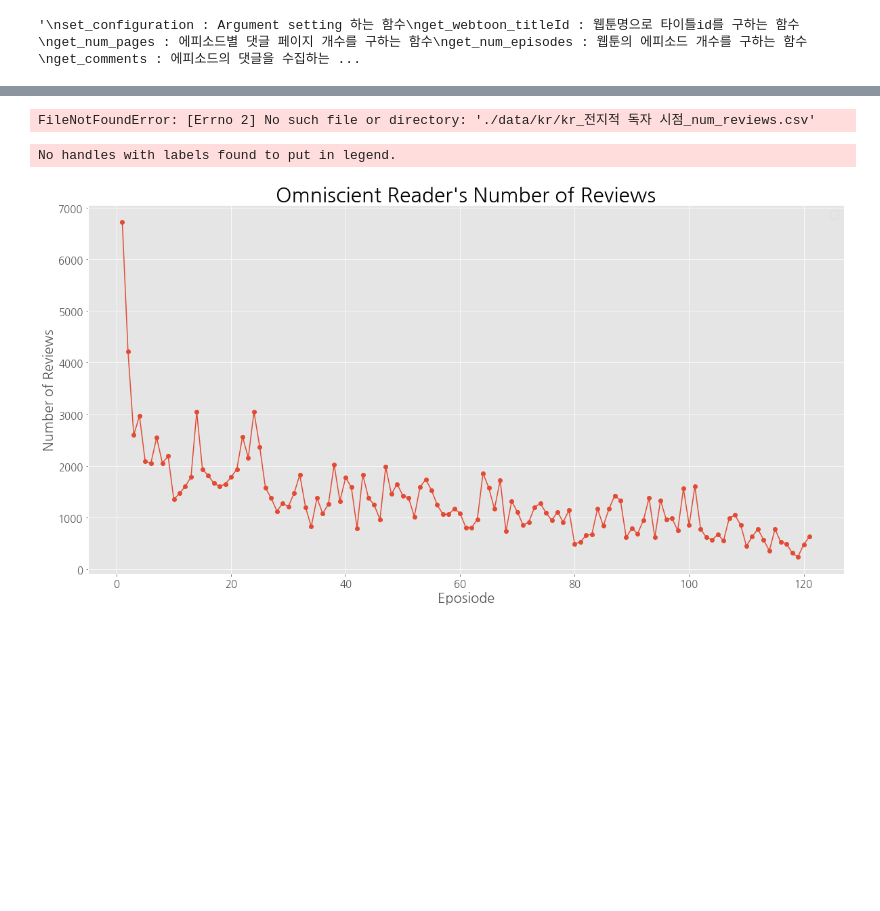
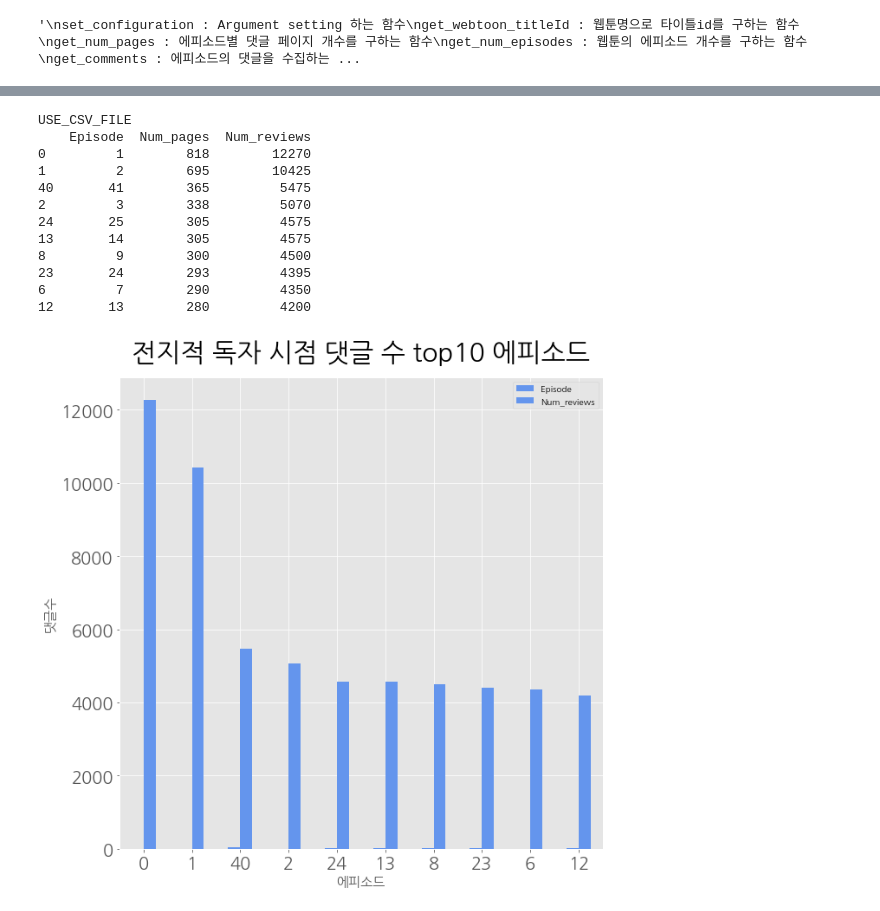
Before and after one commit to jiyaa29/Multicampus-Weekly-Project, a Jupyter notebook: 크롤링/naver_webtoon.ipynb, the cells around one changed output, grey strips where cells are left out. Saved outputs shown, nothing was run; the diff lists cells and outputs as text; code cells hidden in the pictures; blank space fills up the shorter version.

Commit message:
kr_top10_num_reviews 추가

```diff
--- a/크롤링/naver_webtoon.ipynb
+++ b/크롤링/naver_webtoon.ipynb
@@ -392,19 +392,17 @@ def get_top10_num_reviews(chromedriver_path, platform, lang, titleId, num_episod
     DATA_DIR = './data/'+lang+'/'
 
     if USE_CSV_FILE:
-        print("Read csv file.")
+        print('USE_CSV_FILE')
         filepath = "kr_전지적 독자 시점_num_reviews.csv"
         df = pd.read_csv(DATA_DIR+filepath)
     else:
+        print('get_top10_num_reviews')
         df = get_num_reviews(chromedriver_path, lang, titleId, num_episodes, DATA_DIR)
 
-    df_top10 = df.sort_values(by=['Num_reviews', 'Episode'], ascending=False)
-    df_top10 = df_top10.drop(['Num_pages'], axis=1)
-    df_top10 = df_top10.set_index(keys= 'Episode', drop=True)
+    df_top10 = df.drop(['Num_pages'], axis=1)
+    df_top10 = df.sort_values(by='Num_reviews', ascending=False)
+
     print(df_top10[:10])
-
-#     for i in range(10):
-#         print(df_top10['Episode'][i], df_top10['Num_reviews'][i])
     return df_top10[:10]
 # %%
 def get_num_reviews(chromedriver_path, lang, title_id, num_episodes, DATA_DIR):
@@ -512,18 +509,17 @@ def show_iplot_best_num_reviews(df,filepath):
     fig.write_image(filepath)
     fig.show()
 # %%
-def show_best_num_reviews(top10, filepath):
+def show_best_num_reviews(top10, lang, filepath):
     """
     가로막대바 시각화
     """
-    top10.plot(kind='bar', color='cornflowerblue', width=0.5, figsize=(10,10),fontsize=20 )
+    top10[:10].plot(kind='bar', color='cornflowerblue', width=0.5, figsize=(10,10),fontsize=20 )
     plt.style.use('ggplot')
     plt.title('전지적 독자 시점 댓글 수 top10 에피소드', fontsize=30 , loc ='center', pad=20)
-    # plt.legend(loc='best')
+     plt.legend(loc='best')
     plt.xlabel('에피소드', size = 15)
     plt.ylabel('댓글수', size = 15)
-    plt.xticks(rotation=45)
+    plt.xticks(rotation=0)
 
     plt.savefig(filepath, dpi = 100)
-
     plt.show()
@@ -614,48 +612,49 @@ if __name__=="__main__":
 
 #     show_num_reviews(df,lang, filepath)
     #####################댓글 개수 기반 top10 에피소드 구하기(한글)###############################
-#     if USE_CSV_FILE:
-#         filepath = "kr_전지적 독자 시점_num_reviews.csv"
-#         df = pd.read_csv(DATA_DIR+filepath)
-#         df = df.drop(['Num_pages'], axis=1)
-#     else:
-#         df = get_num_reviews(chromedriver_path, lang, title_id, int(num_episodes), DATA_DIR)
+    df = get_top10_num_reviews(chromedriver_path, platform, lang, title_id, num_episodes, USE_CSV_FILE)
 
-#     filename = 'kr_num_reviews.png'
-#     filepath = RESULT_DIR + filename
-#     show_num_reviews(df,filepath)
+    filename = lang + '_top10_num_reviews.png'
+    filepath = RESULT_DIR + filename
+    show_best_num_reviews(df_top10, lang, filepath)
 
 #     filename = 'kr_iplot_num_reviews.png'
 #     filepath = RESULT_DIR + filename
 #     show_iplot_num_reviews(df,filepath)
 
     # best num review's episodes
 #     df = get_top10_num_reviews(chromedriver_path, platform, lang, title_id, num_episodes, USE_CSV_FILE)
 #     filename = 'kr_top10_num_reviews.png'
 #     filepath = RESULT_DIR + filename
 #     show_best_num_reviews(df,filepath)
 
 #     filename = 'kr_iplot_top10_num_reviews.png'
 #     filepath = RESULT_DIR + filename
 #     show_iplot_best_num_reviews(df,filepath)
 
     #################댓글순, 평점순 top10 에피소드 구하기#######################
 
     # (chromedriver_path, platform, lang, titleId, num_episodes, USE_CSV_FILE):
     #df = get_top10_num_reviews(chromedriver_path, platform, lang, title_id, num_episodes, USE_CSV_FILE)
     #print("Done")
 
     # 별점, 참여자수 구하기
     #df = get_top10_point_participants(chromedriver_path, platform, lang, title_id)
 
     #################전체 댓글 수집##############################################
     #get_all_comments(chromedriver_path, lang, title_id, num_episodes, DATA_DIR)
     #merge_csv_files(DATA_DIR)
 # %% [output]
-FileNotFoundError: [Errno 2] No such file or directory: './data/kr/kr_전지적 독자 시점_num_reviews.csv'
+USE_CSV_FILE
+    Episode  Num_pages  Num_reviews
+0         1        818        12270
+1         2        695        10425
+40       41        365         5475
+2         3        338         5070
+24       25        305         4575
+13       14        305         4575
+8         9        300         4500
+23       24        293         4395
+6         7        290         4350
+12       13        280         4200
+[figure, added]
-# %%
-lang = 'en'
-show_num_reviews(df,lang, filepath)
-# %% [output]
-No handles with labels found to put in legend.
-[figure, removed]
```
Also changed, not shown: parts of 2 cells of this notebook, 3 other files.
